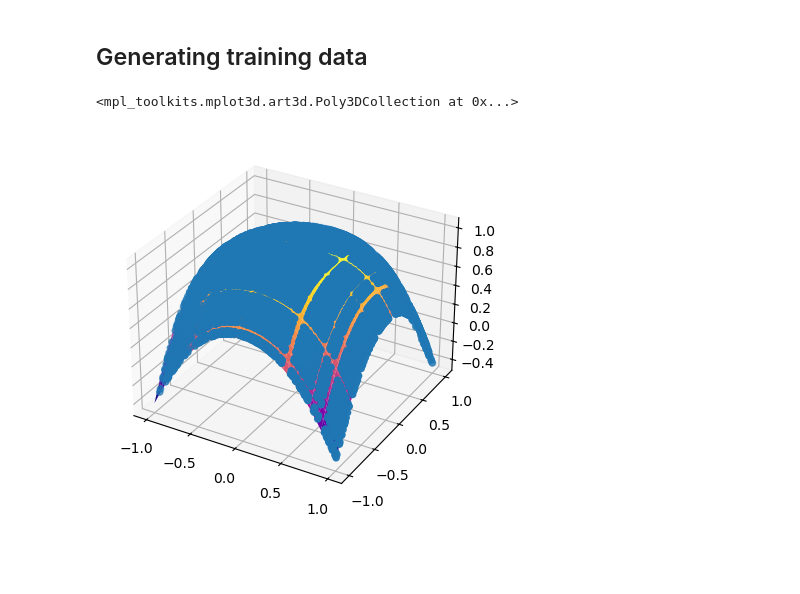
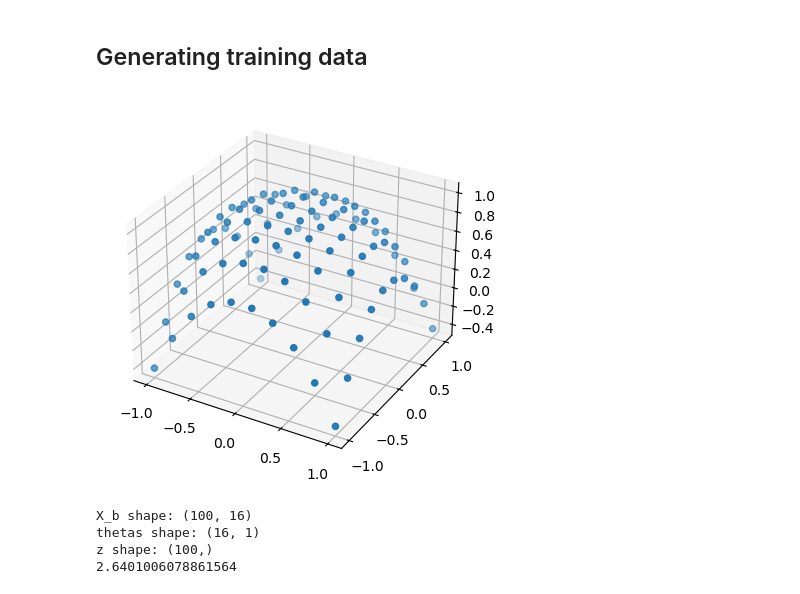
Before and after one commit to bleubreeymeow/5061, a Jupyter notebook: homeworks/hw1.ipynb, the cells around one changed output. Saved outputs shown, nothing was run; the diff lists cells and outputs as text; code cells hidden in the pictures; blank space fills up the shorter version.

```diff
--- a/homeworks/hw1.ipynb
+++ b/homeworks/hw1.ipynb
@@ -20,33 +20,57 @@ rng = np.random.default_rng(7)
 ## Generating training data
 # %%
 n_train = 100
-n_val = 120
-n_true = 500
 
+# x_train = rng.uniform(-1.0, 1.0, size=n_train)
+# y_train = rng.uniform(-1.0, 1.0, size=n_train)
 
-x_train = rng.uniform(-1.0, 1.0, size=n_train)
-y_train = rng.uniform(-1.0, 1.0, size=n_train)
-
-x_val   = rng.uniform(-1.0, 1.0, size=n_val)
-y_val   = rng.uniform(-1.0, 1.0, size=n_val)
-
-x_true = np.linspace(-1.0 , 1.0 , n_true)
-y_true = np.linspace(-1.0 , 1.0 , n_true)
-
+x_train = np.linspace(-1, 1, int(np.sqrt(100)))
+y_train = np.linspace(-1, 1, int(np.sqrt(100)))
 
 X_train , Y_train = np.meshgrid(x_train , y_train)
-X_val , Y_val = np.meshgrid(x_val , y_val)
-X_true , Y_true = np.meshgrid(x_true , y_true)
-
-noise_std = 0.0012
-Z_train = np.cos(X_train  **  2 + Y_train ** 2) + rng.normal(0, noise_std, size=n_train)
-Z_val = np.cos(X_val  **  2 + Y_val ** 2) + rng.normal(0, noise_std, size=n_val)
-Z_true = np.cos(X_true ** 2 + Y_true ** 2)
+Z_train = np.cos(X_train  **  2 + Y_train ** 2)
 
 fig = plt.figure()
 ax = fig.add_subplot(111, projection='3d')
 ax.scatter(X_train, Y_train, Z_train, marker =  'o')
-ax.plot_surface(X_true , Y_true , Z_true , cmap = 'plasma')
+
+training_data = np.column_stack((X_train.ravel(), Y_train.ravel() , Z_train.ravel()))
 # %% [output]
-<mpl_toolkits.mplot3d.art3d.Poly3DCollection at 0x...>
-[figure, old version]
+[figure, new version]
+# %%
+
+
+def polynomial_features(dataset, degree=4):
+    x = dataset[:, 0]
+    y = dataset[:, 1]
+    features = []
+    for i in range(degree + 1):
+        for j in range(degree + 1 - i):
+            features.append((x**i) * (y**j))
+    return np.column_stack(features)
+
+
+X = polynomial_features(training_data, degree=4)
+number_of_thetas = X.shape[1] + 1
+
+X_b = np.c_[np.ones((X.shape[0], 1)), X]
+thetas = np.random.rand(X.shape[1] + 1 , 1)
+print(f'X_b shape: {X_b.shape}')
+print(f'thetas shape: {thetas.shape}')
+
+z = Z_train.ravel()
+print(f'z shape: {z.shape}')
+
+def computeCost(thetas , X , z):
+    m = X.shape[0]
+    predictions = np.dot(X, thetas)
+    cost = (1 / (2 * m)) * np.sum((predictions - z.reshape(-1, 1)) ** 2)
+    return cost
+
+
+print(computeCost(thetas , X_b , z))
+# %% [output]
+X_b shape: (100, 16)
+thetas shape: (16, 1)
+z shape: (100,)
+2.6401006078861564
```
Also changed, not shown: parts of 2 cells of this notebook.
